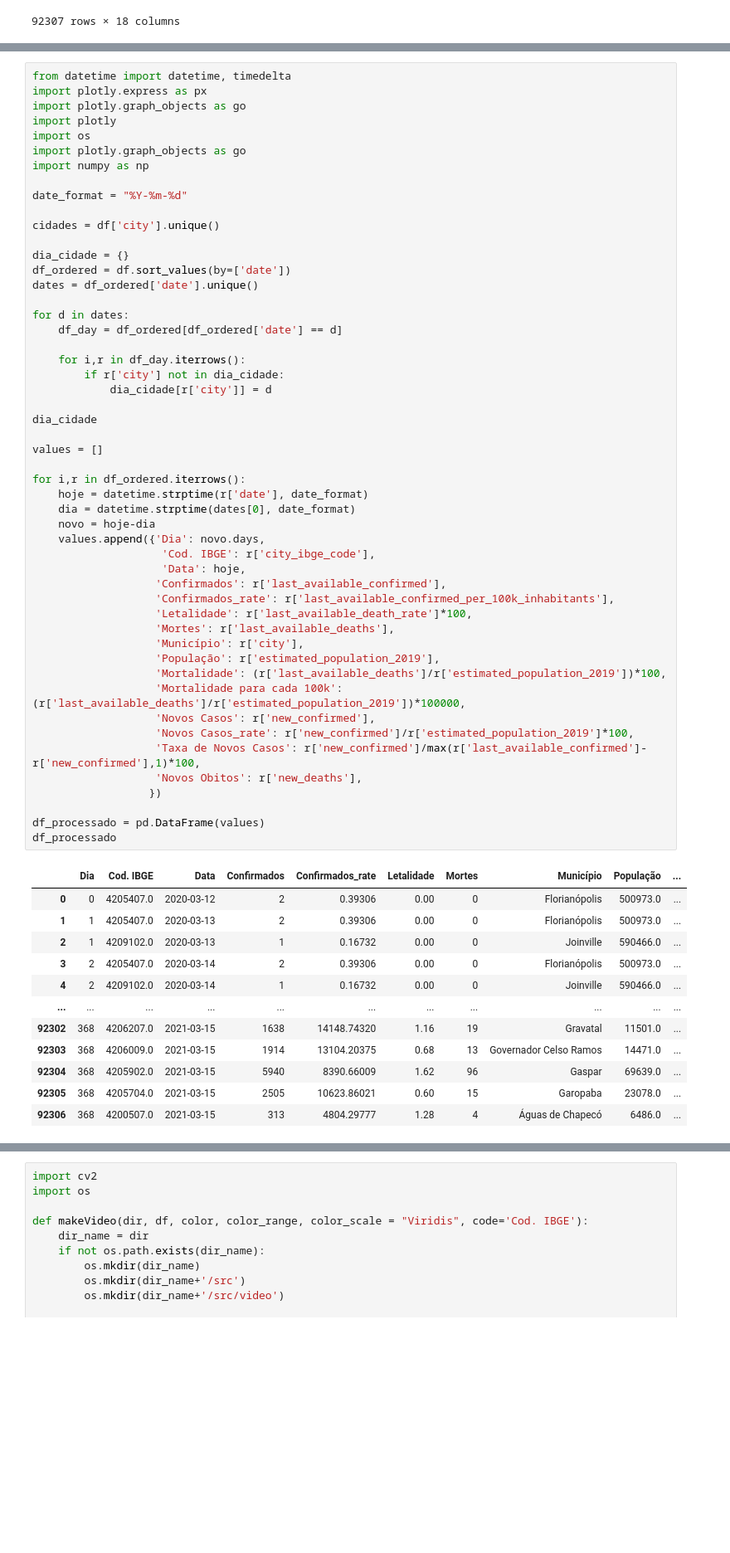
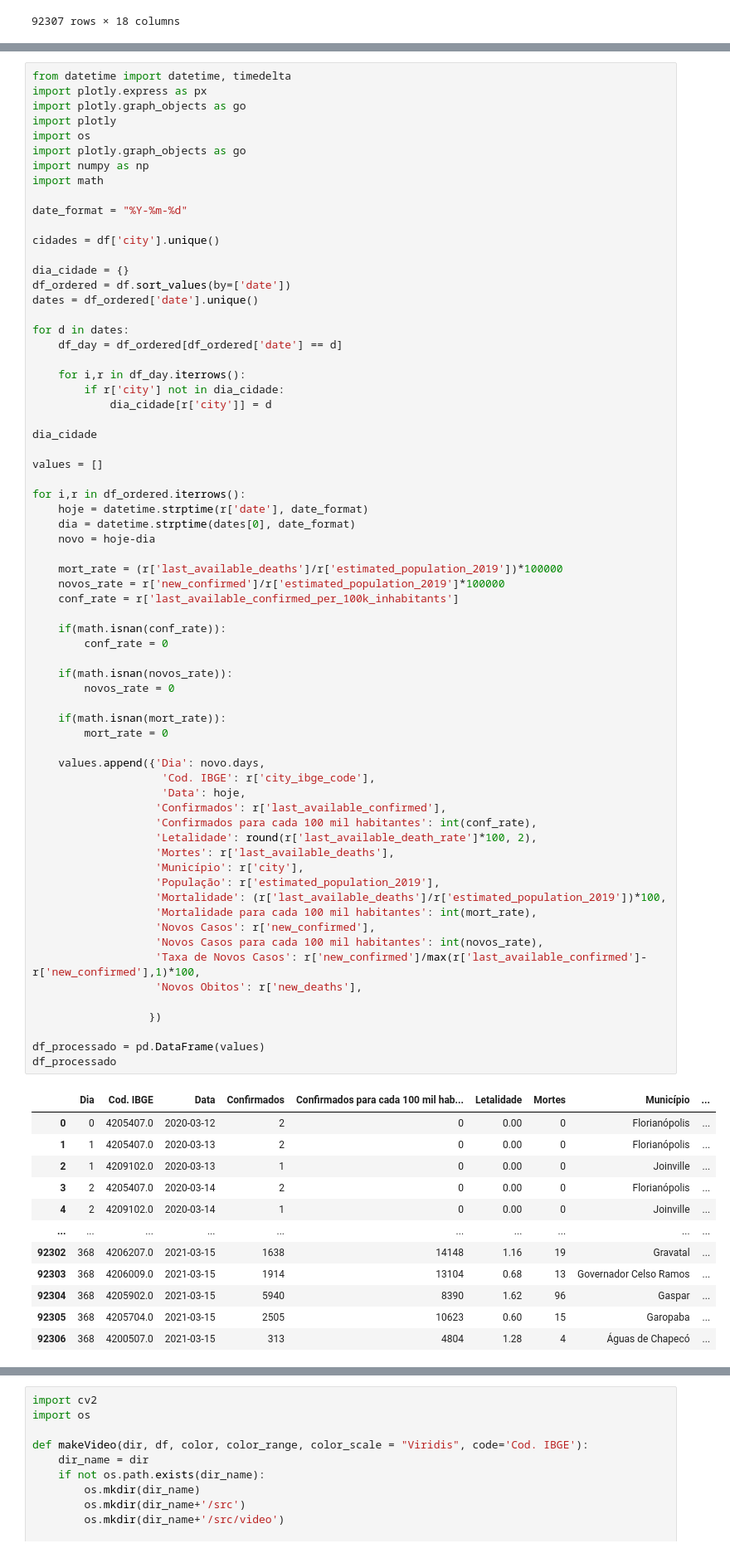
Before and after one commit to lia-univali/covid-tracker, a Jupyter notebook: note.ipynb, the cells around one changed output, grey strips where cells are left out. Shown: that part at 83% size. Saved outputs shown, nothing was run; the diff lists cells and outputs as text; blank space fills up the shorter version.

```diff
--- a/note.ipynb
+++ b/note.ipynb
@@ -59,6 +59,7 @@ import plotly
 import os
 import plotly.graph_objects as go
 import numpy as np
+import math
 
 date_format = "%Y-%m-%d"
 
@@ -72,49 +73,64 @@ for d in dates:
     df_day = df_ordered[df_ordered['date'] == d]
 
     for i,r in df_day.iterrows():
         if r['city'] not in dia_cidade:
             dia_cidade[r['city']] = d
 
 dia_cidade
 
 values = []
 
 for i,r in df_ordered.iterrows():
     hoje = datetime.strptime(r['date'], date_format)
     dia = datetime.strptime(dates[0], date_format)
     novo = hoje-dia
+
+    mort_rate = (r['last_available_deaths']/r['estimated_population_2019'])*100000
+    novos_rate = r['new_confirmed']/r['estimated_population_2019']*100000
+    conf_rate = r['last_available_confirmed_per_100k_inhabitants']
+
+    if(math.isnan(conf_rate)):
+        conf_rate = 0
+
+    if(math.isnan(novos_rate)):
+        novos_rate = 0
+
+    if(math.isnan(mort_rate)):
+        mort_rate = 0
+
     values.append({'Dia': novo.days,
                     'Cod. IBGE': r['city_ibge_code'],
                     'Data': hoje,
                    'Confirmados': r['last_available_confirmed'],
-                   'Confirmados_rate': r['last_available_confirmed_per_100k_inhabitants'],
-                   'Letalidade': r['last_available_death_rate']*100,
+                   'Confirmados para cada 100 mil habitantes': int(conf_rate),
+                   'Letalidade': round(r['last_available_death_rate']*100, 2),
                    'Mortes': r['last_available_deaths'],
                    'Município': r['city'],
                    'População': r['estimated_population_2019'],
                    'Mortalidade': (r['last_available_deaths']/r['estimated_population_2019'])*100,
-                   'Mortalidade para cada 100k': (r['last_available_deaths']/r['estimated_population_2019'])*100000,
+                   'Mortalidade para cada 100 mil habitantes': int(mort_rate),
                    'Novos Casos': r['new_confirmed'],
-                   'Novos Casos_rate': r['new_confirmed']/r['estimated_population_2019']*100,
+                   'Novos Casos para cada 100 mil habitantes': int(novos_rate),
                    'Taxa de Novos Casos': r['new_confirmed']/max(r['last_available_confirmed']-r['new_confirmed'],1)*100,
                    'Novos Obitos': r['new_deaths'],
+
                   })
 
 df_processado = pd.DataFrame(values)
 df_processado
 # %% [output]
-|  | Dia | Cod. IBGE | Data | Confirmados | Confirmados_rate | Letalidade | Mortes | Município | População | ... |
-| 0 | 0 | 4205407.0 | 2020-03-12 | 2 | 0.39306 | 0.00 | 0 | Florianópolis | 500973.0 | ... |
-| 1 | 1 | 4205407.0 | 2020-03-13 | 2 | 0.39306 | 0.00 | 0 | Florianópolis | 500973.0 | ... |
-| 2 | 1 | 4209102.0 | 2020-03-13 | 1 | 0.16732 | 0.00 | 0 | Joinville | 590466.0 | ... |
-| 3 | 2 | 4205407.0 | 2020-03-14 | 2 | 0.39306 | 0.00 | 0 | Florianópolis | 500973.0 | ... |
-| 4 | 2 | 4209102.0 | 2020-03-14 | 1 | 0.16732 | 0.00 | 0 | Joinville | 590466.0 | ... |
-| ... | ... | ... | ... | ... | ... | ... | ... | ... | ... | ... |
-| 92302 | 368 | 4206207.0 | 2021-03-15 | 1638 | 14148.74320 | 1.16 | 19 | Gravatal | 11501.0 | ... |
-| 92303 | 368 | 4206009.0 | 2021-03-15 | 1914 | 13104.20375 | 0.68 | 13 | Governador Celso Ramos | 14471.0 | ... |
-| 92304 | 368 | 4205902.0 | 2021-03-15 | 5940 | 8390.66009 | 1.62 | 96 | Gaspar | 69639.0 | ... |
-| 92305 | 368 | 4205704.0 | 2021-03-15 | 2505 | 10623.86021 | 0.60 | 15 | Garopaba | 23078.0 | ... |
-| 92306 | 368 | 4200507.0 | 2021-03-15 | 313 | 4804.29777 | 1.28 | 4 | Águas de Chapecó | 6486.0 | ... |
+|  | Dia | Cod. IBGE | Data | Confirmados | Confirmados para cada 100 mil hab... | Letalidade | Mortes | Município | ... |
+| 0 | 0 | 4205407.0 | 2020-03-12 | 2 | 0 | 0.00 | 0 | Florianópolis | ... |
+| 1 | 1 | 4205407.0 | 2020-03-13 | 2 | 0 | 0.00 | 0 | Florianópolis | ... |
+| 2 | 1 | 4209102.0 | 2020-03-13 | 1 | 0 | 0.00 | 0 | Joinville | ... |
+| 3 | 2 | 4205407.0 | 2020-03-14 | 2 | 0 | 0.00 | 0 | Florianópolis | ... |
+| 4 | 2 | 4209102.0 | 2020-03-14 | 1 | 0 | 0.00 | 0 | Joinville | ... |
+| ... | ... | ... | ... | ... | ... | ... | ... | ... | ... |
+| 92302 | 368 | 4206207.0 | 2021-03-15 | 1638 | 14148 | 1.16 | 19 | Gravatal | ... |
+| 92303 | 368 | 4206009.0 | 2021-03-15 | 1914 | 13104 | 0.68 | 13 | Governador Celso Ramos | ... |
+| 92304 | 368 | 4205902.0 | 2021-03-15 | 5940 | 8390 | 1.62 | 96 | Gaspar | ... |
+| 92305 | 368 | 4205704.0 | 2021-03-15 | 2505 | 10623 | 0.60 | 15 | Garopaba | ... |
+| 92306 | 368 | 4200507.0 | 2021-03-15 | 313 | 4804 | 1.28 | 4 | Águas de Chapecó | ... |
 92307 rows × 15 columns
 # %%
 import cv2
```
Also changed, not shown: parts of 12 cells of this notebook, 7 other files.
